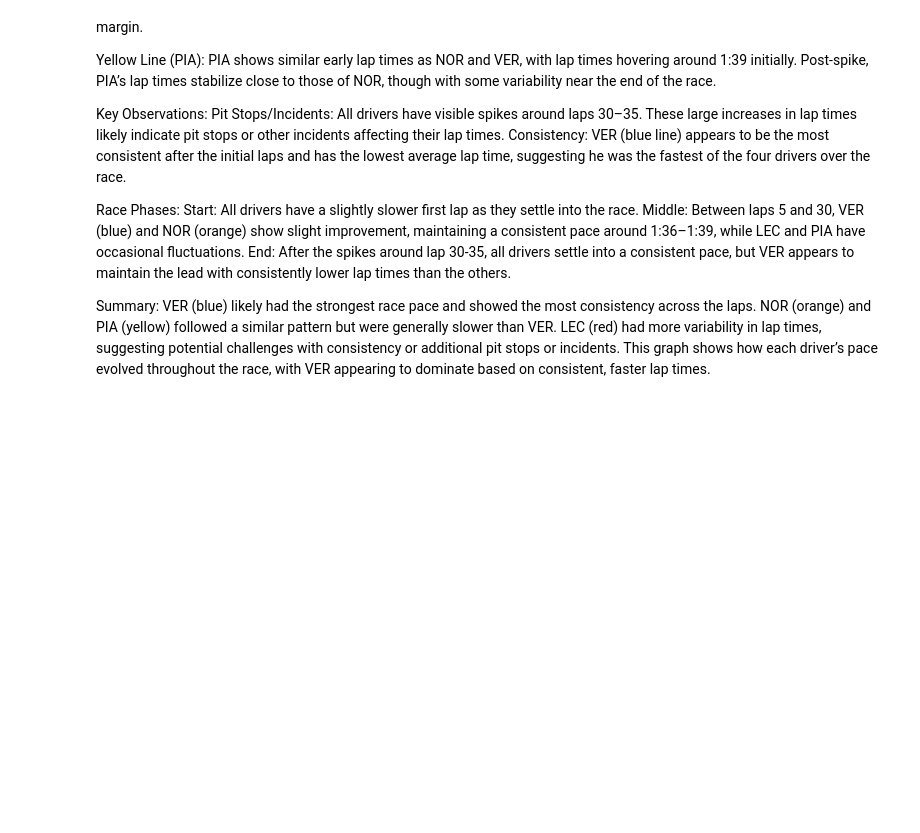
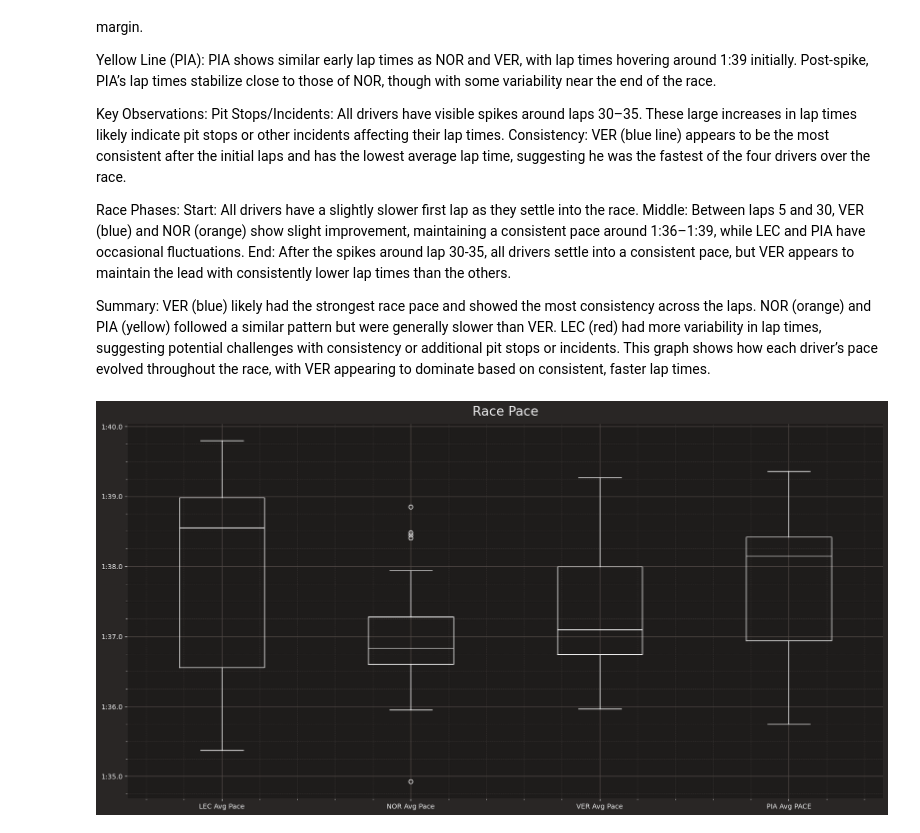
Before and after one commit to iamgiu/Singapore-Grand-Prix-2024_Race-Pace, a Jupyter notebook: Singapore Grand Prix 2024 - Race Pace LEC.ipynb, the cells around one changed output. Cells and saved outputs as stored; diff of their text form; code cells hidden in the pictures; blank space fills up the shorter version.

```diff
--- a/Singapore Grand Prix 2024 - Race Pace LEC.ipynb
+++ b/Singapore Grand Prix 2024 - Race Pace LEC.ipynb
@@ -109,0 +111,14 @@ This graph shows how each driver’s pace evolved throughout the race, with VER
+# %%
+data={'Compound':nor['Compound'],'LapTime':nor['LapTime'],'Stint':nor['Stint']}
+norris=pd.DataFrame(data)
+# %%
+data={'Compound':ver['Compound'],'LapTime':ver['LapTime'],'Stint':ver['Stint']}
+verstappen=pd.DataFrame(data)
+# %%
+data={'Compound':pia['Compound'],'LapTime':pia['LapTime'],'Stint':pia['Stint']}
+piastri=pd.DataFrame(data)
+# %%
+leclerc=leclerc[leclerc['LapTime'] <= '0 days 00:01:40.00000']
+norris=norris[norris['LapTime'] <= '0 days 00:01:40.00000']
+verstappen=verstappen[verstappen['LapTime'] <= '0 days 00:01:40.00000']
+piastri=piastri[piastri['LapTime'] <= '0 days 00:01:40.00000']
@@ -109,0 +137,10 @@ This graph shows how each driver’s pace evolved throughout the race, with VER
+# %%
+fig, ax = plt.subplots(figsize=(20, 10))
+
+columns=[leclerc['LapTime'],norris['LapTime'],verstappen['LapTime'],piastri['LapTime']]
+ax.set_title("Race Pace")
+ax.boxplot(columns,boxprops={'color':'white'},flierprops={'markeredgecolor':'white'},medianprops={'color':'white'},whiskerprops={'color':'white'},capprops={'color':'white'})
+plt.xticks([1,2,3,4], ["LEC Avg Pace","NOR Avg Pace","VER Avg Pace","PIA Avg PACE"])
+plt.show()
+# %% [output]
+[figure, added]
```
Also changed, not shown: parts of 6 cells of this notebook, 1 other file.
